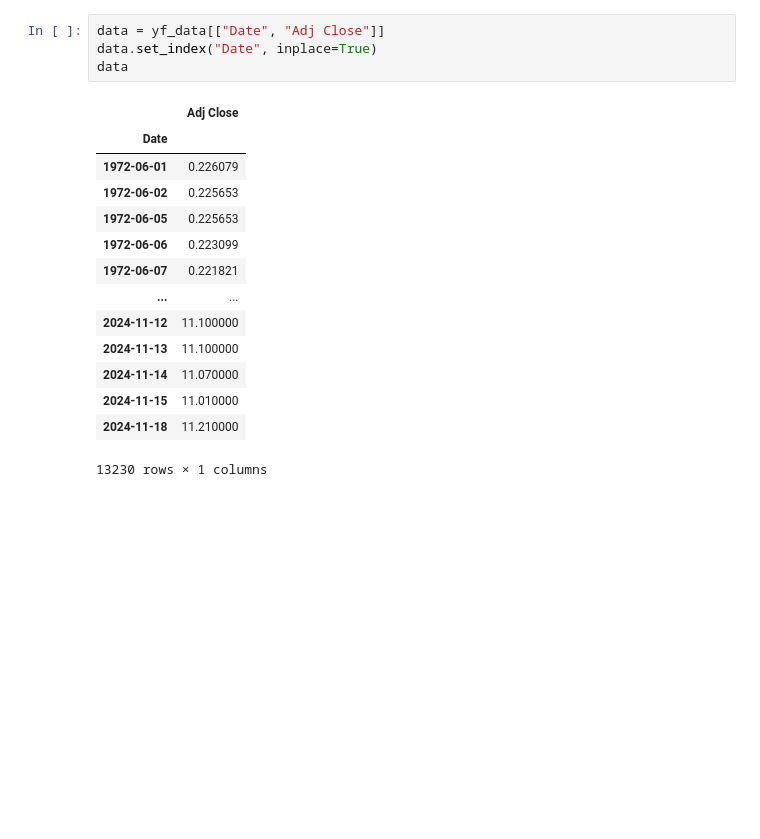
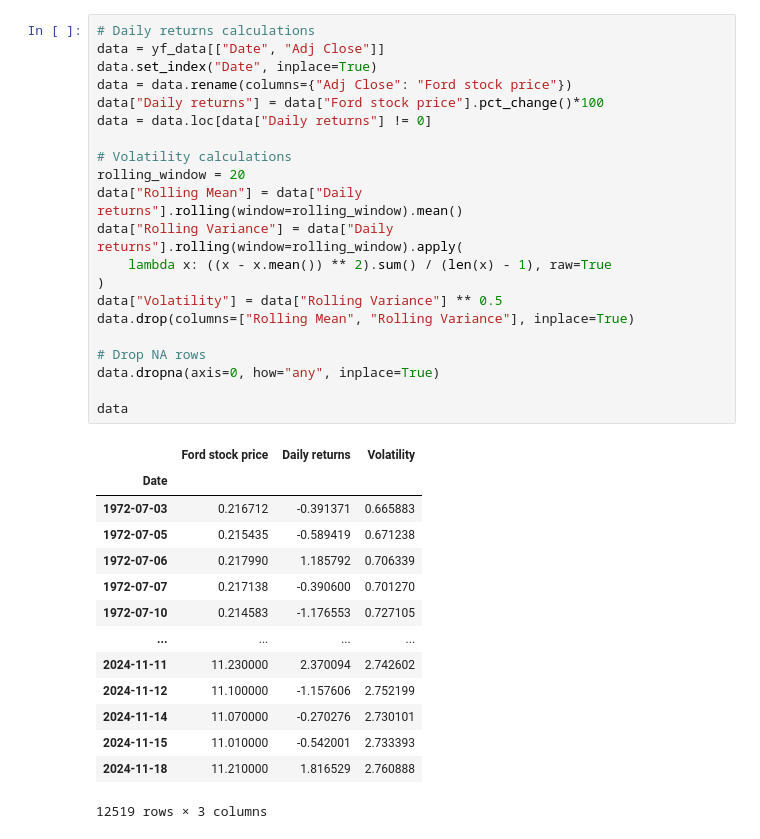
Before and after one commit to Nikolyking/Stochastic-Calculus-Coursework, a Jupyter notebook: main.ipynb, the cells around one changed output. Drawn from its saved outputs; the diff is of its cells as text; blank space fills up the shorter version.

```diff
--- a/main.ipynb
+++ b/main.ipynb
@@ -14,22 +15,39 @@ yf_data.head()
 | 2 | 1972-06-05 | 2.149165 | 2.169440 | 2.141055 | 2.149165 | 0.225653 | 5209582 |
 | 3 | 1972-06-06 | 2.149165 | 2.157275 | 2.116725 | 2.124835 | 0.223099 | 1424158 |
 | 4 | 1972-06-07 | 2.124835 | 2.137000 | 2.112670 | 2.112670 | 0.221821 | 675088 |
-# %%
-data = yf_data[["Date", "Adj Close"]]
-data.set_index("Date", inplace=True)
-data
-# %% [output]
-|  | Adj Close |
-| Date |  |
-| 1972-06-01 | 0.226079 |
-| 1972-06-02 | 0.225653 |
-| 1972-06-05 | 0.225653 |
-| 1972-06-06 | 0.223099 |
-| 1972-06-07 | 0.221821 |
-| ... | ... |
-| 2024-11-12 | 11.100000 |
-| 2024-11-13 | 11.100000 |
-| 2024-11-14 | 11.070000 |
-| 2024-11-15 | 11.010000 |
-| 2024-11-18 | 11.210000 |
-13230 rows × 1 columns
+# %%
+# Daily returns calculations
+data = yf_data[["Date", "Adj Close"]]
+data.set_index("Date", inplace=True)
+data = data.rename(columns={"Adj Close": "Ford stock price"})
+data["Daily returns"] = data["Ford stock price"].pct_change()*100
+data = data.loc[data["Daily returns"] != 0]
+
+# Volatility calculations
+rolling_window = 20
+data["Rolling Mean"] = data["Daily returns"].rolling(window=rolling_window).mean()
+data["Rolling Variance"] = data["Daily returns"].rolling(window=rolling_window).apply(
+    lambda x: ((x - x.mean()) ** 2).sum() / (len(x) - 1), raw=True
+)
+data["Volatility"] = data["Rolling Variance"] ** 0.5
+data.drop(columns=["Rolling Mean", "Rolling Variance"], inplace=True)
+
+# Drop NA rows
+data.dropna(axis=0, how="any", inplace=True)
+
+data
+# %% [output]
+|  | Ford stock price | Daily returns | Volatility |
+| Date |  |  |  |
+| 1972-07-03 | 0.216712 | -0.391371 | 0.665883 |
+| 1972-07-05 | 0.215435 | -0.589419 | 0.671238 |
+| 1972-07-06 | 0.217990 | 1.185792 | 0.706339 |
+| 1972-07-07 | 0.217138 | -0.390600 | 0.701270 |
+| 1972-07-10 | 0.214583 | -1.176553 | 0.727105 |
+| ... | ... | ... | ... |
+| 2024-11-11 | 11.230000 | 2.370094 | 2.742602 |
+| 2024-11-12 | 11.100000 | -1.157606 | 2.752199 |
+| 2024-11-14 | 11.070000 | -0.270276 | 2.730101 |
+| 2024-11-15 | 11.010000 | -0.542001 | 2.733393 |
+| 2024-11-18 | 11.210000 | 1.816529 | 2.760888 |
+12519 rows × 3 columns
```
Also changed, not shown: parts of 4 cells of this notebook.
